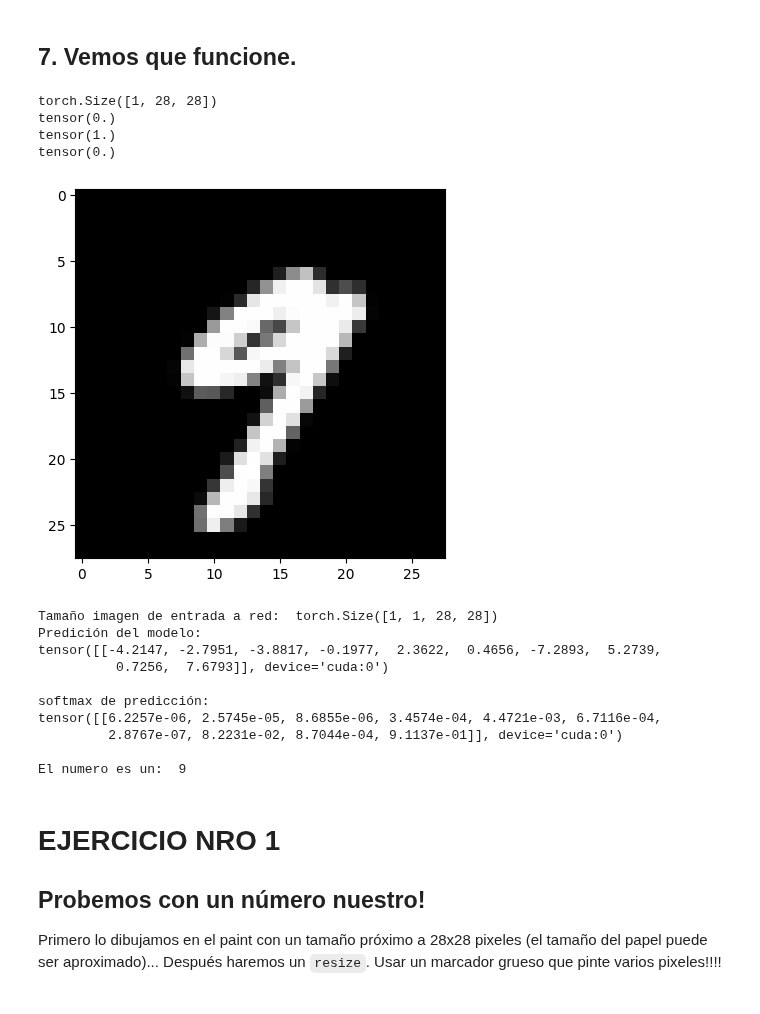
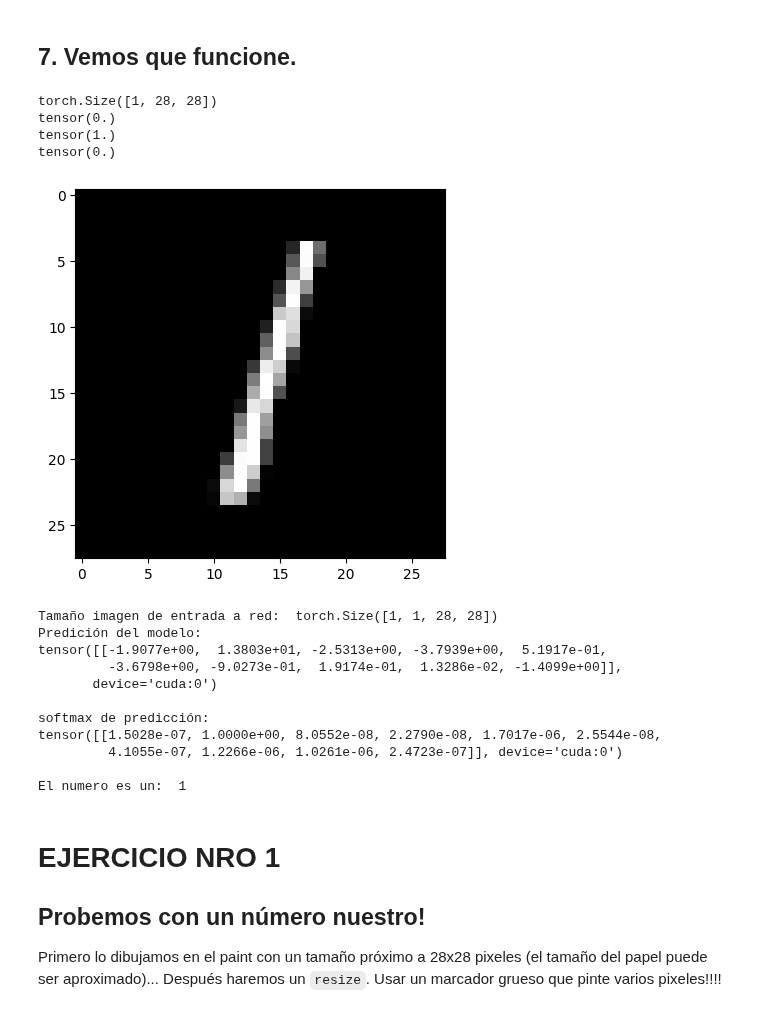
Before and after one commit to FIUBA-Posgrado-Inteligencia-Artificial/aprendizaje_profundo, a Jupyter notebook: clase_5/jupyter_notebooks/CNN_implementacion.ipynb, the cells around one changed output. Cells and saved outputs as stored; diff of their text form; code cells hidden in the pictures.

Commit message:
material clase 5

```diff
--- a/clase_5/jupyter_notebooks/CNN_implementacion.ipynb
+++ b/clase_5/jupyter_notebooks/CNN_implementacion.ipynb
@@ -198,7 +198,6 @@ class CNN(torch.nn.Module):
     self.conv4 = conv_block(32, 64)
     self.conv4_out = None
     self.fc = torch.nn.Linear(256, n_outputs) # verificar la dim de la salida para calcular el tamaño de la fully conected!!
-    #self.sm = torch.nn.Softmax(dim=1)
 
 
     print('Red creada')
@@ -215,28 +214,6 @@ class CNN(torch.nn.Module):
     pytorch_total_params = sum(p.numel() for p in self.parameters() if p.requires_grad)
     print('Número total de parámetros a entrenar: ', pytorch_total_params)
 
-  def validar_dim(self):
-    # Es una funcion "forward" que imprime la dimension de cada paso.
-    # Se defino distinto de la forward standard para que cuando entrenemos
-    # no nos llene la pantalla de información innecesaria.
-
-    print("Validacion de dimensiones")
-    tam = input("Ingrese tamaño de entrada: ")
-    x = torch.randn(1, 1, int(tam), int(tam))
-    print("Tamaño entrada: ", x.shape)
-
-    x = self.conv1(x)
-    print("Tamaño salida conv1: ", x.shape)
-    x = self.conv2(x)
-    print("Tamaño salida conv2: ", x.shape)
-    x = self.conv3(x)
-    print("Tamaño salida conv3: ", x.shape)
-    x = self.conv4(x)
-    print("Tamaño salida conv4: ", x.shape)
-    x = x.view(x.shape[0], -1)
-    print("Tamaño imagen vectorizada: ", x.shape)
-    x = self.fc(x)
-    print("Tamaño salida fc (nro clases): ", x.shape)
 
   def forward(self, x):
     self.conv1_out = self.drop(self.conv1(x))
@@ -245,7 +222,6 @@ class CNN(torch.nn.Module):
     self.conv4_out = self.conv4(self.conv3_out)
     y = self.conv4_out.view(self.conv4_out.shape[0], -1)
     y = self.fc(y)
-    # x = self.sm(x)
     return y
 # %%
 model = CNN()
@@ -370,5 +333,5 @@ def fit(model, dataloader, epochs=15):
 # %% [markdown]
 ## 6. Entreno la red
 # %%
-fit(model, dataloader, epochs=5)
+fit(model, dataloader)
 # %% [output]
@@ -387,51 +356,52 @@ Epoch 5/5 loss 0.40692 val_loss 0.16513 acc 0.86287 val_acc 0.94805
 test_features, test_labels = next(iter(dataloader['test']))
 
 # item a usar k
-k = 20
+k = 2
 
 # verifico las dimensiones y los valores que toma algun pixel.
 samp_img = test_features[k]
 print(samp_img.shape)
 print(samp_img[0][0][0])
 print(torch.max(samp_img))
 print(torch.min(samp_img))
 
 # ploteo la imagen
 plt.imshow(samp_img.squeeze(), cmap='gray')
 plt.show()
 
 # preparo para pasarla a la red (model) asi predice.
 samp_imp = samp_img.unsqueeze(0) # agrego la batch dim
 samp_img = samp_img.unsqueeze(0).to(device)
 print('Tamaño imagen de entrada a red: ', samp_img.shape)
 
 # la paso al modelo
 model.cuda()
 model.eval()
 y_hat = model(samp_img)
 print('Predición del modelo:')
 print(y_hat.detach())
 print()
 print('softmax de predicción:')
 print(torch.nn.functional.softmax(y_hat, dim=1).detach())
 print()
 print(f'El numero es un: ', torch.argmax(y_hat, axis=1).item())
 # %% [output]
 torch.Size([1, 28, 28])
 tensor(0.)
 tensor(1.)
 tensor(0.)
-[figure, old version]
+[figure, new version]
 Tamaño imagen de entrada a red:  torch.Size([1, 1, 28, 28])
 Predición del modelo:
-tensor([[-4.2147, -2.7951, -3.8817, -0.1977,  2.3622,  0.4656, -7.2893,  5.2739,
-          0.7256,  7.6793]], device='cuda:0')
+tensor([[-1.9077e+00,  1.3803e+01, -2.5313e+00, -3.7939e+00,  5.1917e-01,
+         -3.6798e+00, -9.0273e-01,  1.9174e-01,  1.3286e-02, -1.4099e+00]],
+       device='cuda:0')
 
 softmax de predicción:
-tensor([[6.2257e-06, 2.5745e-05, 8.6855e-06, 3.4574e-04, 4.4721e-03, 6.7116e-04,
-         2.8767e-07, 8.2231e-02, 8.7044e-04, 9.1137e-01]], device='cuda:0')
+tensor([[1.5028e-07, 1.0000e+00, 8.0552e-08, 2.2790e-08, 1.7017e-06, 2.5544e-08,
+         4.1055e-07, 1.2266e-06, 1.0261e-06, 2.4723e-07]], device='cuda:0')
 
-El numero es un:  9
+El numero es un:  1
 # %% [markdown]
 
 
```
Also changed, not shown: parts of 8 cells of this notebook, 6 other files.
